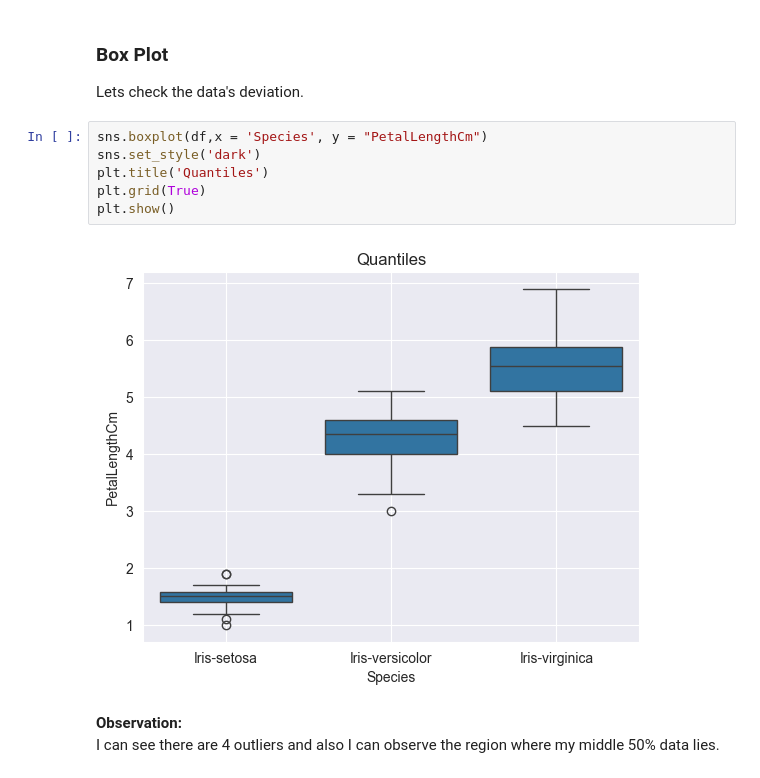
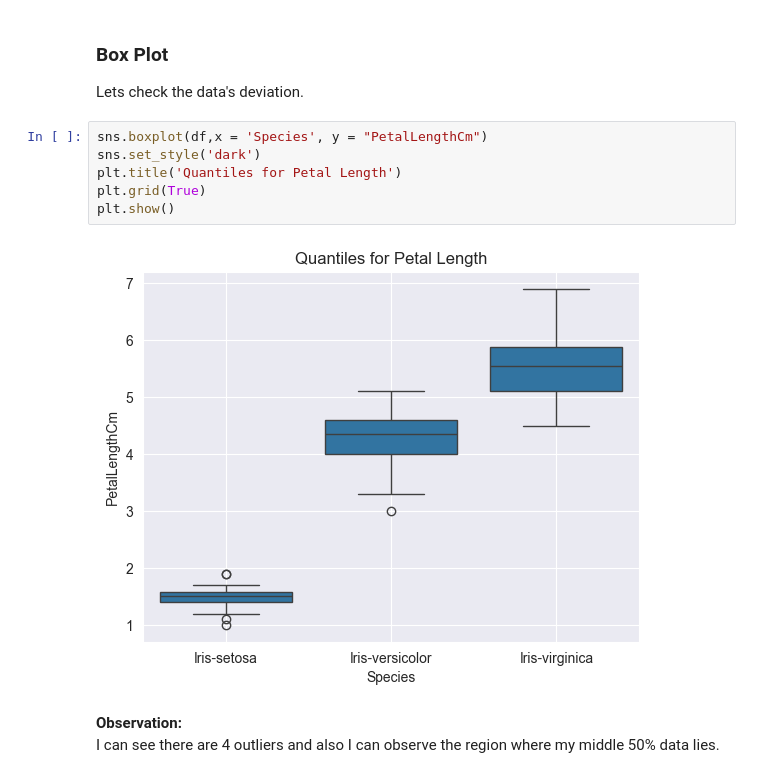
Before and after one commit to ShiwangitaSingh/IrisFlowerClassification, a Jupyter notebook: DataAnalysis.ipynb, the cells around one changed output. Saved outputs shown, nothing was run; the diff lists cells and outputs as text.

```diff
--- a/DataAnalysis.ipynb
+++ b/DataAnalysis.ipynb
@@ -192,11 +192,11 @@ Lets check the data's deviation.
 # %%
 sns.boxplot(df,x = 'Species', y = "PetalLengthCm")
 sns.set_style('dark')
-plt.title('Quantiles')
+plt.title('Quantiles for Petal Length')
 plt.grid(True)
 plt.show()
 # %% [output]
-[figure, old version]
+[figure, new version]
 # %% [markdown]
 **Observation:**<br>
 I can see there are 4 outliers and also I can observe the region where my middle 50% data lies.
```
